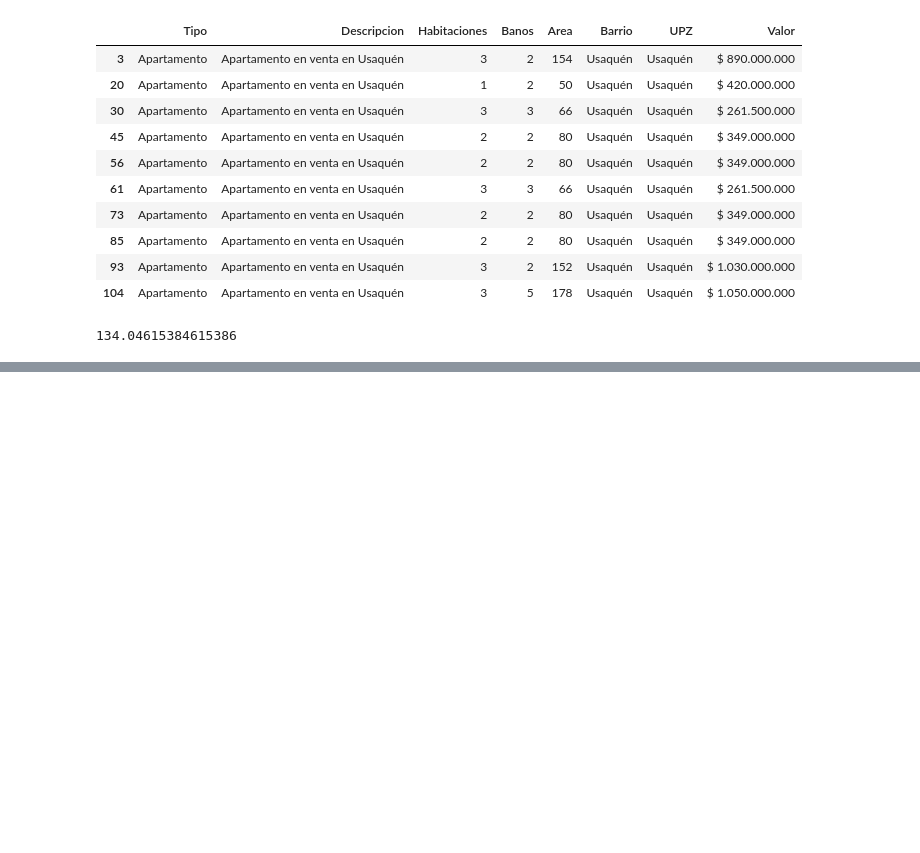
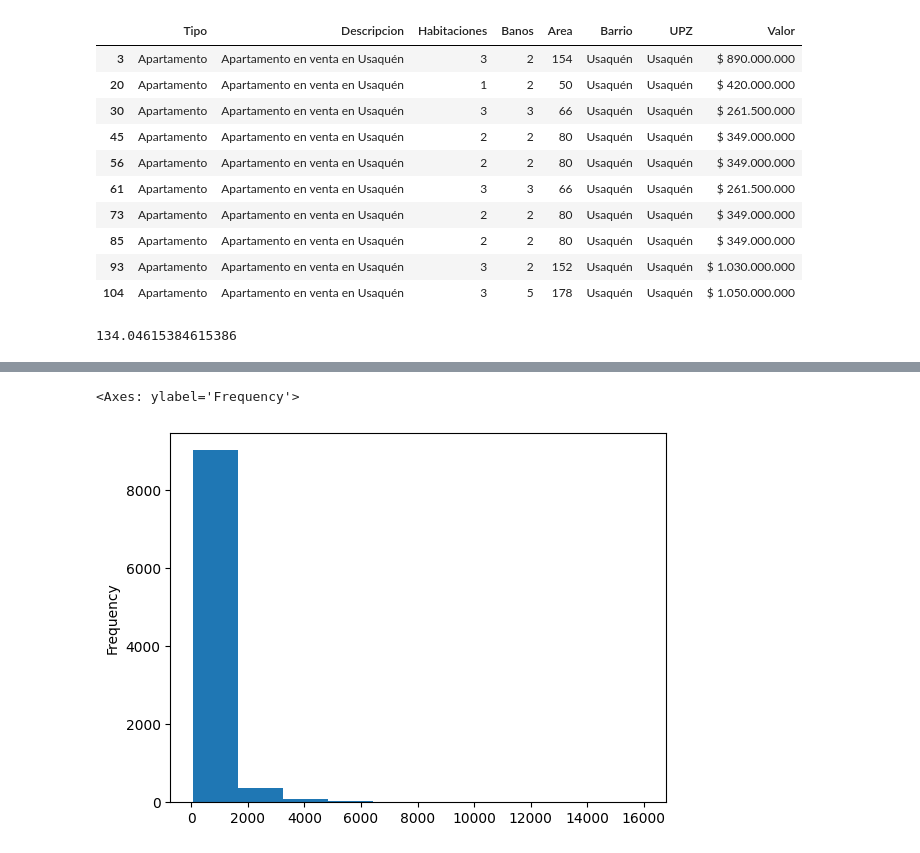
Before and after one commit to Deivid-Ruales/Data_sciense, a Jupyter notebook: Inmersión_Datos_Aula_1.ipynb, the cells around one changed output, grey strips where cells are left out. Cells and saved outputs as stored; diff of their text form; code cells hidden in the pictures; blank space fills up the shorter version.

```diff
--- a/Inmersión_Datos_Aula_1.ipynb
+++ b/Inmersión_Datos_Aula_1.ipynb
@@ -243,0 +308,9 @@ inmuebles_usaquen_dataset.Area.mean()
+# %%
+#cambio el tipo de dato a dataframe
+inmuebles.Valor.str.split(expand=True)
+
+#creo una variable valor para crear una nueva columna
+valor = inmuebles.Valor.str.split(expand=True)
+inmuebles["Moneda"] = valor[0]
+inmuebles["Precio"] = valor[1]
+inmuebles.sample(3)
@@ -243,0 +343,3 @@ inmuebles_usaquen_dataset.Area.mean()
+# %%
+#quitamos los puntos de los precios y los remplazamos por nada ''
+inmuebles["Precio"] = inmuebles["Precio"].str.replace('.','',regex=True)
@@ -243,0 +384,3 @@ inmuebles_usaquen_dataset.Area.mean()
+# %%
+#se crea una columna nueva de tipo de dato float dividido entre millon para que muestre datos cortos
+inmuebles["Precio_Millon"] = inmuebles.Precio.astype('float')/1000000
@@ -243,0 +449,6 @@ inmuebles_usaquen_dataset.Area.mean()
+# %%
+#grafico histograma del precio en millones (frecuencia de una variable)
+inmuebles['Precio_Millon'].plot.hist(bins=10)
+# %% [output]
+<Axes: ylabel='Frequency'>
+[figure, added]
```
Also changed, not shown: parts of 23 cells of this notebook.
